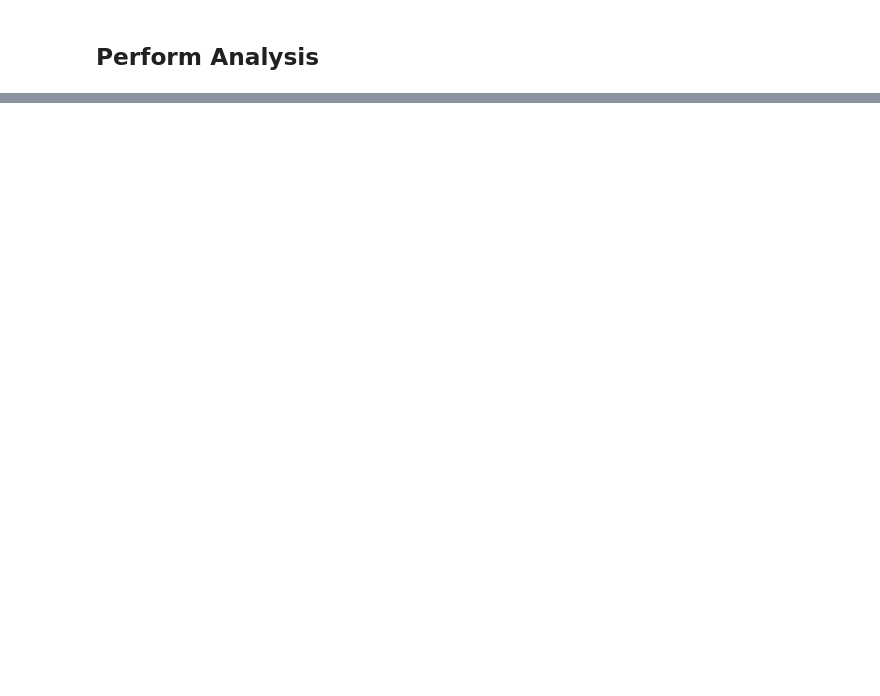
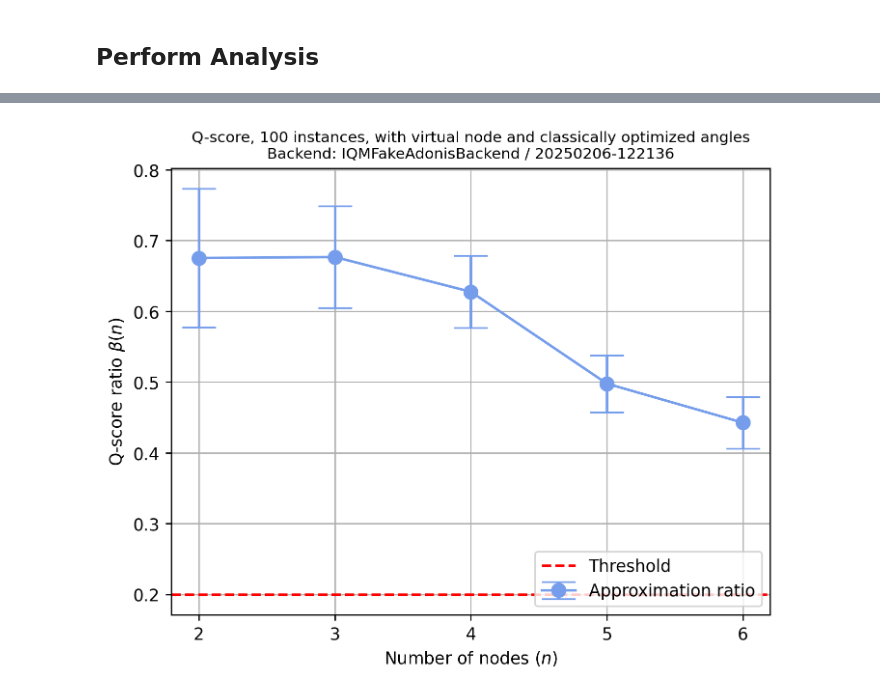
Before and after one commit to iqm-finland/iqm-benchmarks, a Jupyter notebook: docs/examples/example_qscore.ipynb, the cells around one changed output, grey strips where cells are left out. Saved outputs shown, nothing was run; the diff lists cells and outputs as text; code cells hidden in the pictures; blank space fills up the shorter version.

```diff
--- a/docs/examples/example_qscore.ipynb
+++ b/docs/examples/example_qscore.ipynb
@@ -77,0 +101,25 @@ result0_qscore.plot_all()
+# %%
+EXAMPLE_QSCORE = QScoreConfiguration(
+    num_instances = 100,
+    num_qaoa_layers= 1,
+    shots = 10000,
+    calset_id=None, # calibration set ID, default is None
+    min_num_nodes =  2,
+    max_num_nodes=None,
+    use_virtual_node = True,
+    use_classically_optimized_angles = True,
+    choose_qubits_routine = "custom",
+    custom_qubits_array=[
+                    [2],
+                    [2, 0],
+                    [2, 0, 1],
+                    [2, 0, 1, 3],
+                    [2, 0, 1, 3, 4],
+                    [2, 0, 1, 3, 4]],
+    seed = 1,
+    REM = True,
+    mit_shots = 1000,
+    )
+# %%
+benchmark_qscore = QScoreBenchmark(backend, EXAMPLE_QSCORE)
+run0_qscore = benchmark_qscore.run()
@@ -77,0 +144,2 @@ result0_qscore.plot_all()
+# %%
+result0_qscore = benchmark_qscore.analyze()
@@ -77,0 +152,4 @@ result0_qscore.plot_all()
+# %%
+result0_qscore.plot_all()
+# %% [output]
+[figure, added]
```
Also changed, not shown: parts of 9 cells of this notebook, 3 other files.
